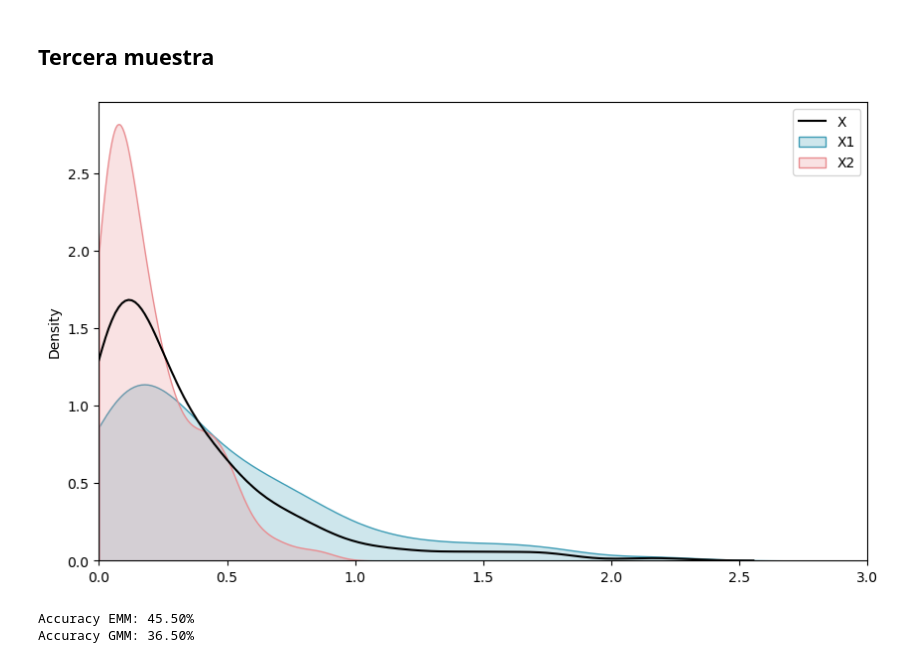
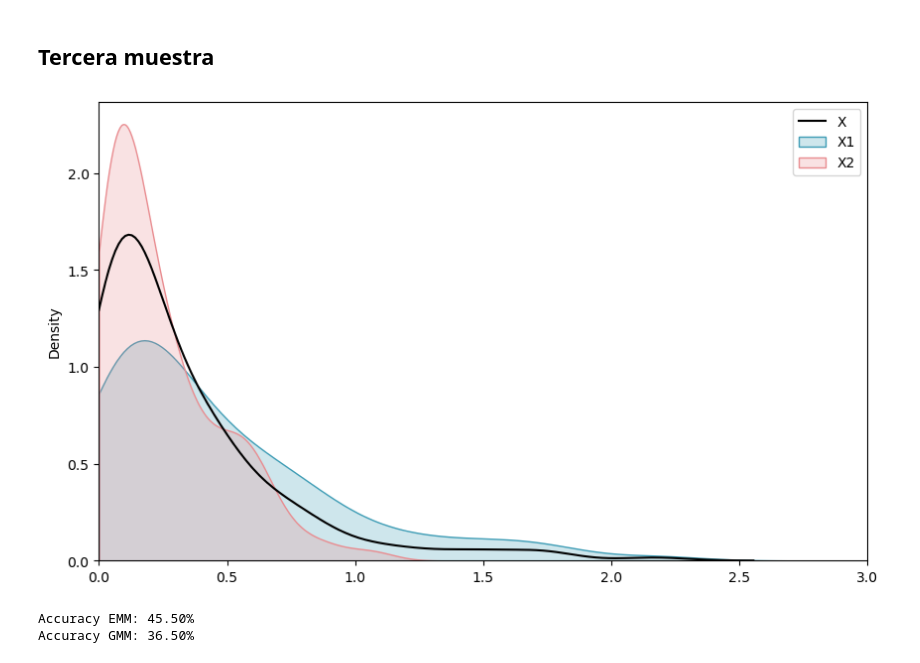
Before and after one commit to mwolinsky/Exponential_Mixture_Model, a Jupyter notebook: Example (Nico).ipynb, the cells around one changed output. Cells and saved outputs as stored; diff of their text form; code cells hidden in the pictures.

```diff
--- a/Example (Nico).ipynb
+++ b/Example (Nico).ipynb
@@ -155,29 +155,29 @@ Accuracy GMM: 32.00%
 # %%
 import numpy as np
 import matplotlib.pyplot as plt
 import seaborn as sns
 
 # Seed
 np.random.seed(42)
 
 # Genera dos muestras de 100 observaciones con exponenciales
 X1 = np.random.exponential(scale=1/2, size=100)
-X2 = np.random.exponential(scale=1/5, size=100)
+X2 = np.random.exponential(scale=1/4, size=100)
 
 # Genera la mixtura
 X, target = sample(lambdas=[1/2, 1/5], size=100, random_state=42)
 
 # Visualización de los datos con densidad
 fig, ax = plt.subplots(figsize=(10, 6))
 
 sns.kdeplot(X, color='black', ax=ax, label='X', clip=(0, np.inf))
 sns.kdeplot(X1, color='#3D9CB5', fill=True, ax=ax, label='X1', clip=(0, np.inf))
 sns.kdeplot(X2, color='#E98C90', fill=True, ax=ax, label='X2', clip=(0, np.inf))
 ax.set_xlim(0, 3)
 ax.legend()
 plt.show()
 # %% [output]
-[figure, old version]
+[figure, new version]
 # %%
 # Ajustamos el modelo de mixtura de exponenciales
 emm = ExponentialMixtureModel(k=2, max_iter=100)
```
Also changed, not shown: parts of 9 cells of this notebook, 1 other file.
